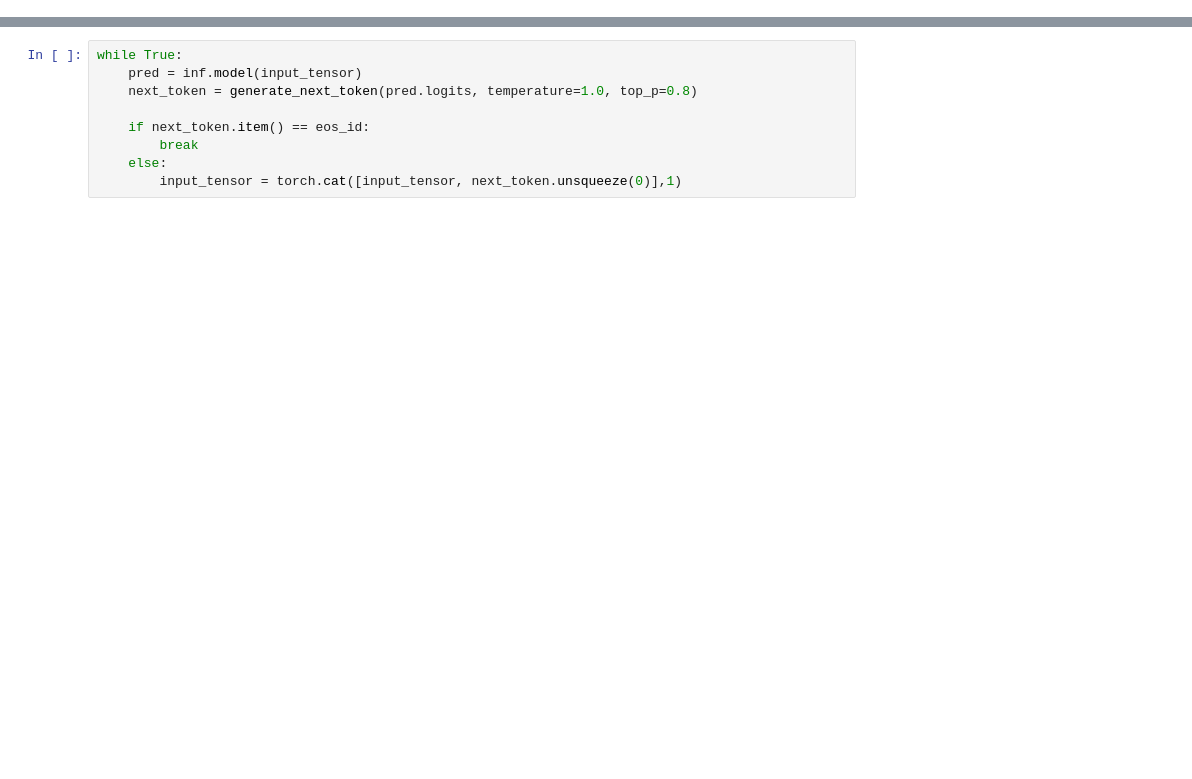
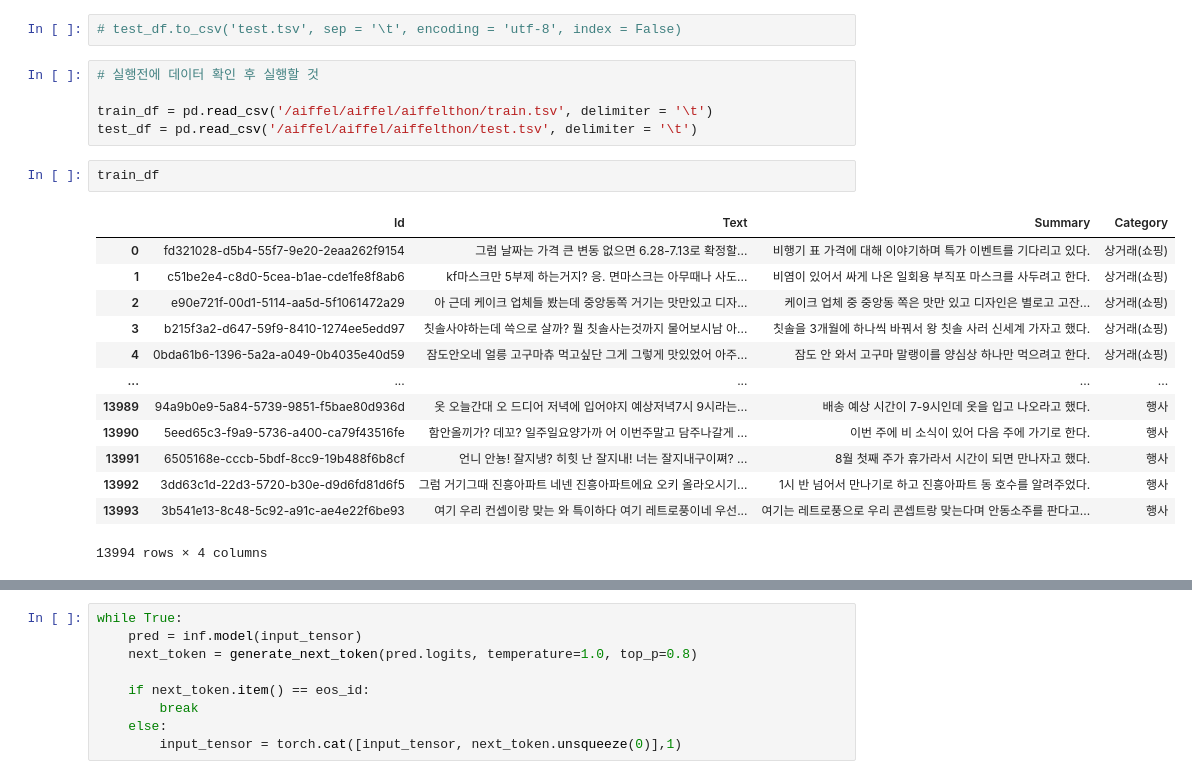
Before and after one commit to AIFFEL-NLP-PROJECT/Aiffelthon, a Jupyter notebook: Model/KoGPT-2/KoGPT-2_ptuning.ipynb, the cells around one changed output, grey strips where cells are left out. Cells and saved outputs as stored; diff of their text form; blank space fills up the shorter version.

```diff
--- a/Model/KoGPT-2/KoGPT-2_ptuning.ipynb
+++ b/Model/KoGPT-2/KoGPT-2_ptuning.ipynb
@@ -95,0 +122,23 @@ import pandas as pd
+# %%
+# test_df.to_csv('test.tsv', sep = '\t', encoding = 'utf-8', index = False)
+# %%
+# 실행전에 데이터 확인 후 실행할 것
+
+train_df = pd.read_csv('/aiffel/aiffel/aiffelthon/train.tsv', delimiter = '\t')
+test_df = pd.read_csv('/aiffel/aiffel/aiffelthon/test.tsv', delimiter = '\t')
+# %%
+train_df
+# %% [output]
+|  | Id | Text | Summary | Category |
+| 0 | fd321028-d5b4-55f7-9e20-2eaa262f9154 | 그럼 날짜는 가격 큰 변동 없으면 6.28-7.13로 확정할... | 비행기 표 가격에 대해 이야기하며 특가 이벤트를 기다리고 있다. | 상거래(쇼핑) |
+| 1 | c51be2e4-c8d0-5cea-b1ae-cde1fe8f8ab6 | kf마스크만 5부제 하는거지? 응. 면마스크는 아무때나 사도... | 비염이 있어서 싸게 나온 일회용 부직포 마스크를 사두려고 한다. | 상거래(쇼핑) |
+| 2 | e90e721f-00d1-5114-aa5d-5f1061472a29 | 아 근데 케이크 업체들 봤는데 중앙동쪽 거기는 맛만있고 디자... | 케이크 업체 중 중앙동 쪽은 맛만 있고 디자인은 별로고 고잔... | 상거래(쇼핑) |
+| 3 | b215f3a2-d647-59f9-8410-1274ee5edd97 | 칫솔사야하는데 쓱으로 살까? 뭘 칫솔사는것까지 물어보시남 아... | 칫솔을 3개월에 하나씩 바꿔서 왕 칫솔 사러 신세계 가자고 했다. | 상거래(쇼핑) |
+| 4 | 0bda61b6-1396-5a2a-a049-0b4035e40d59 | 잠도안오네 얼릉 고구마츄 먹고싶단 그게 그렇게 맛있었어 아주... | 잠도 안 와서 고구마 말랭이를 양심상 하나만 먹으려고 한다. | 상거래(쇼핑) |
+| ... | ... | ... | ... | ... |
+| 13989 | 94a9b0e9-5a84-5739-9851-f5bae80d936d | 옷 오늘간대 오 드디어 저녁에 입어야지 예상저녁7시 9시라는... | 배송 예상 시간이 7-9시인데 옷을 입고 나오라고 했다. | 행사 |
+| 13990 | 5eed65c3-f9a9-5736-a400-ca79f43516fe | 함안올끼가? 데꼬? 일주일요양가까 어 이번주말고 담주나갈게 ... | 이번 주에 비 소식이 있어 다음 주에 가기로 한다. | 행사 |
+| 13991 | 6505168e-cccb-5bdf-8cc9-19b488f6b8cf | 언니 안뇽! 잘지냉? 히힛 난 잘지내! 너는 잘지내구이쪄? ... | 8월 첫째 주가 휴가라서 시간이 되면 만나자고 했다. | 행사 |
+| 13992 | 3dd63c1d-22d3-5720-b30e-d9d6fd81d6f5 | 그럼 거기그때 진흥아파트 네넨 진흥아파트에요 오키 올라오시기... | 1시 반 넘어서 만나기로 하고 진흥아파트 동 호수를 알려주었다. | 행사 |
+| 13993 | 3b541e13-8c48-5c92-a91c-ae4e22f6be93 | 여기 우리 컨셉이랑 맞는 와 특이하다 여기 레트로풍이네 우선... | 여기는 레트로풍으로 우리 콘셉트랑 맞는다며 안동소주를 판다고... | 행사 |
+13994 rows × 4 columns
```
Also changed, not shown: parts of 98 cells of this notebook.
